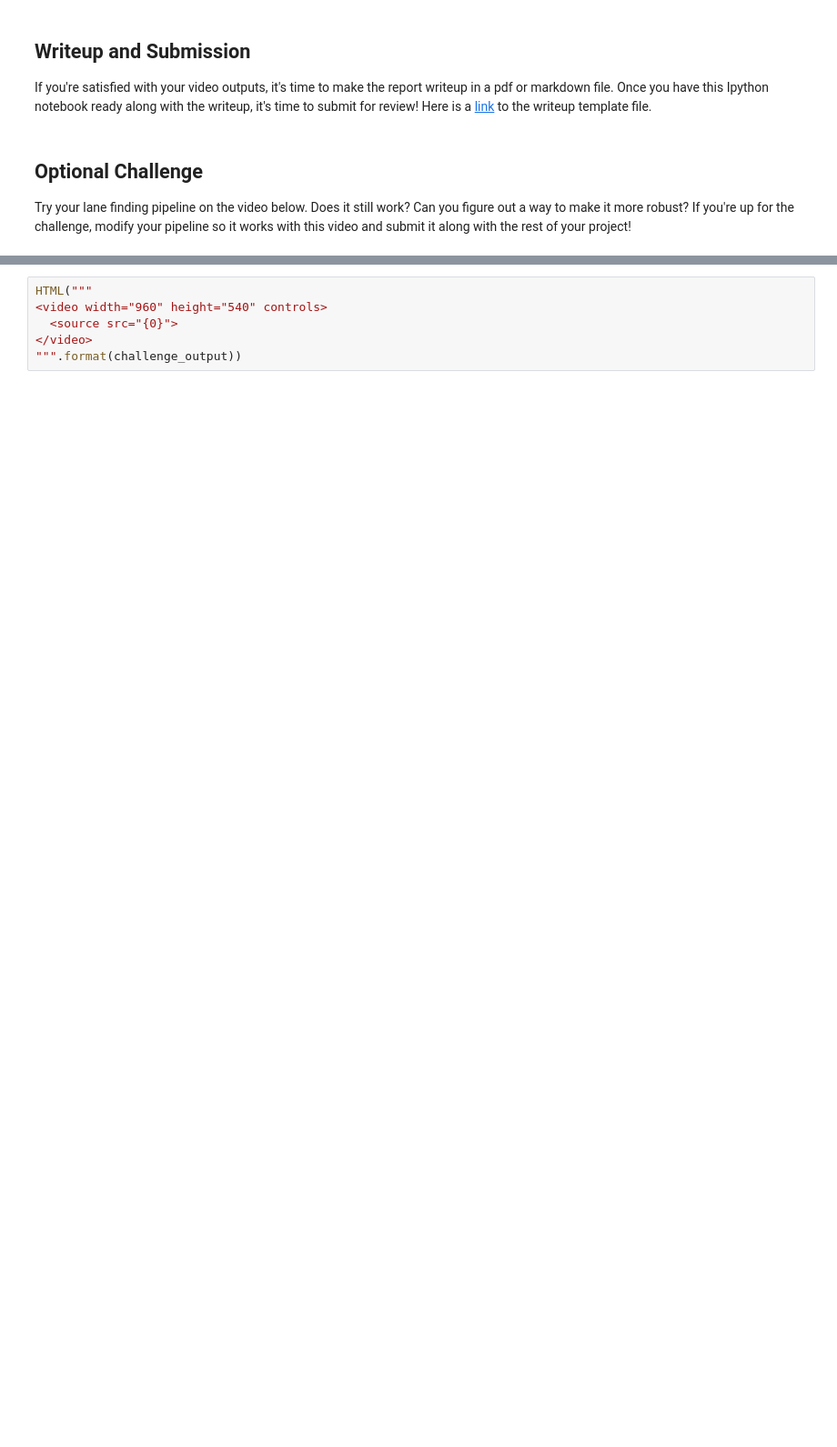
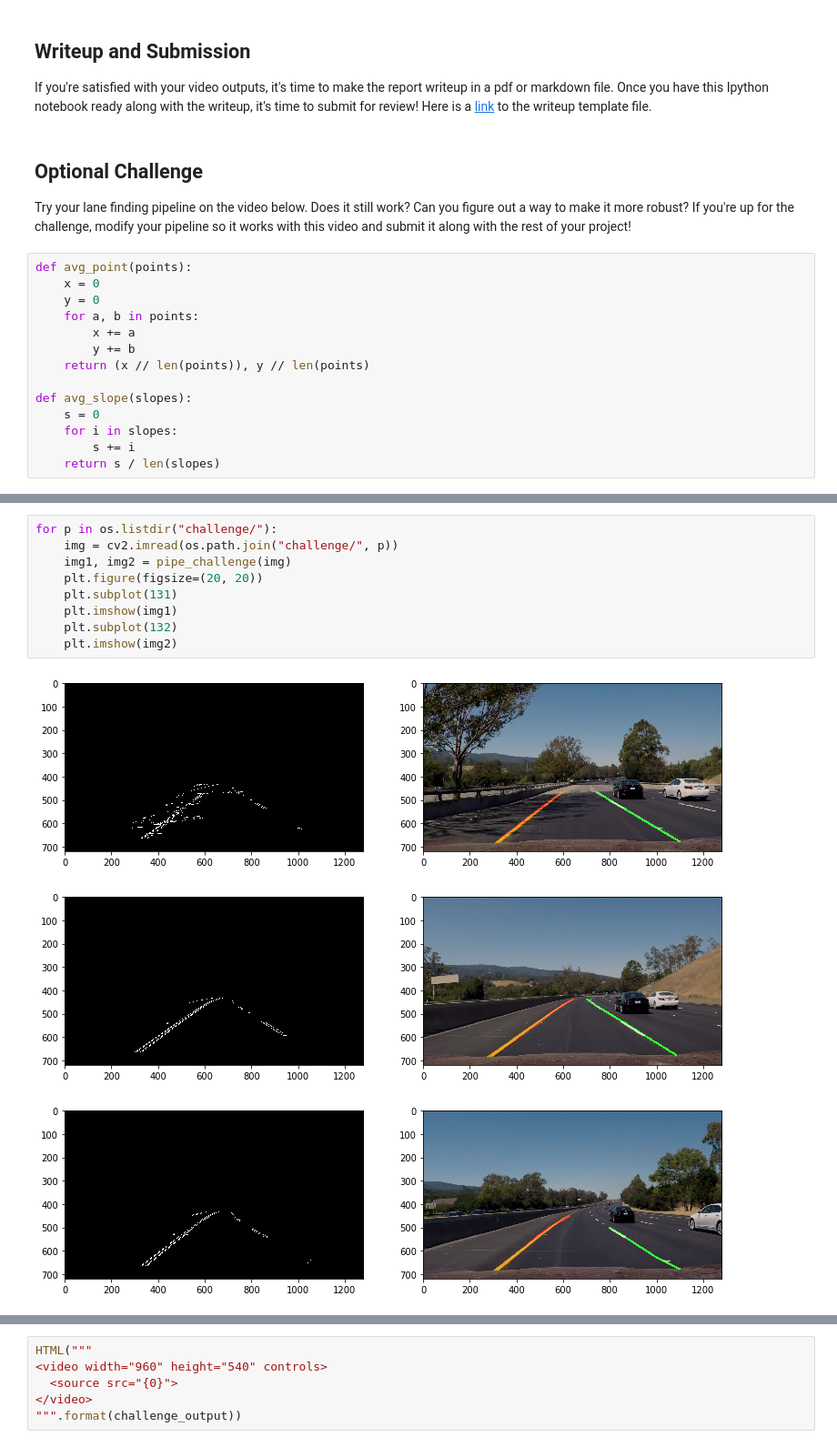
Before and after one commit to Nirdor/udacity_carND_LaneLines, a Jupyter notebook: P1.ipynb, the cells around one changed output, grey strips where cells are left out. Shown at 91% size. Drawn from its saved outputs; the diff is of its cells as text; blank space fills up the shorter version.

Commit message:
challenge

```diff
--- a/P1.ipynb
+++ b/P1.ipynb
@@ -390,3 +389,17 @@ If you're satisfied with your video outputs, it's time to make the report writeu
 ## Optional Challenge
 
 Try your lane finding pipeline on the video below.  Does it still work?  Can you figure out a way to make it more robust?  If you're up for the challenge, modify your pipeline so it works with this video and submit it along with the rest of your project!
+# %%
+def avg_point(points):
+    x = 0
+    y = 0
+    for a, b in points:
+        x += a
+        y += b
+    return (x // len(points)), y // len(points)
+
+def avg_slope(slopes):
+    s = 0
+    for i in slopes:
+        s += i
+    return s / len(slopes)
@@ -392,0 +589,13 @@ Try your lane finding pipeline on the video below.  Does it still work?  Can you
+# %%
+for p in os.listdir("challenge/"):
+    img = cv2.imread(os.path.join("challenge/", p))
+    img1, img2 = pipe_challenge(img)
+    plt.figure(figsize=(20, 20))
+    plt.subplot(131)
+    plt.imshow(img1)
+    plt.subplot(132)
+    plt.imshow(img2)
+# %% [output]
+[figure, added]
+[figure, added]
+[figure, added]
```
Also changed, not shown: parts of 9 cells of this notebook, 15 other files.
